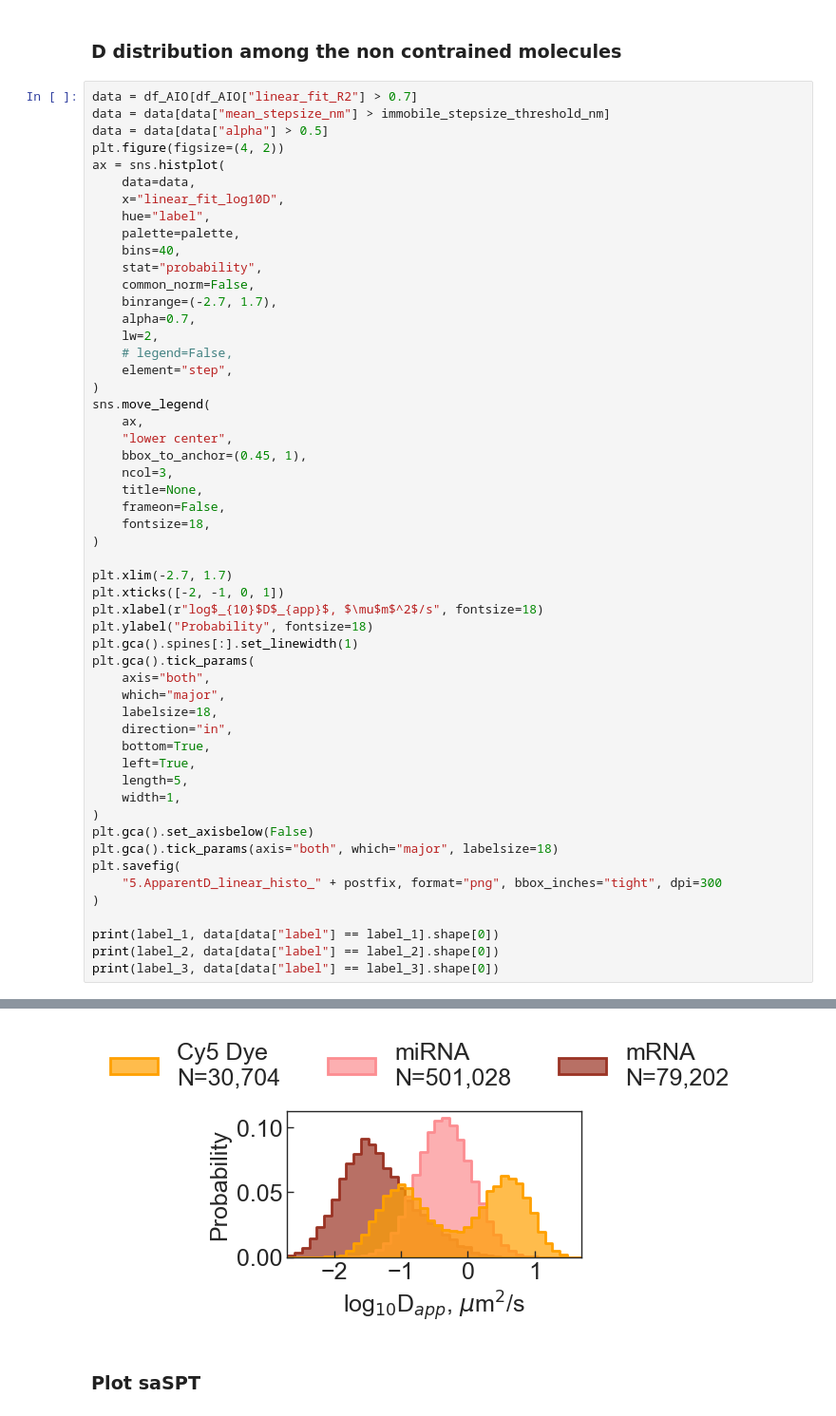
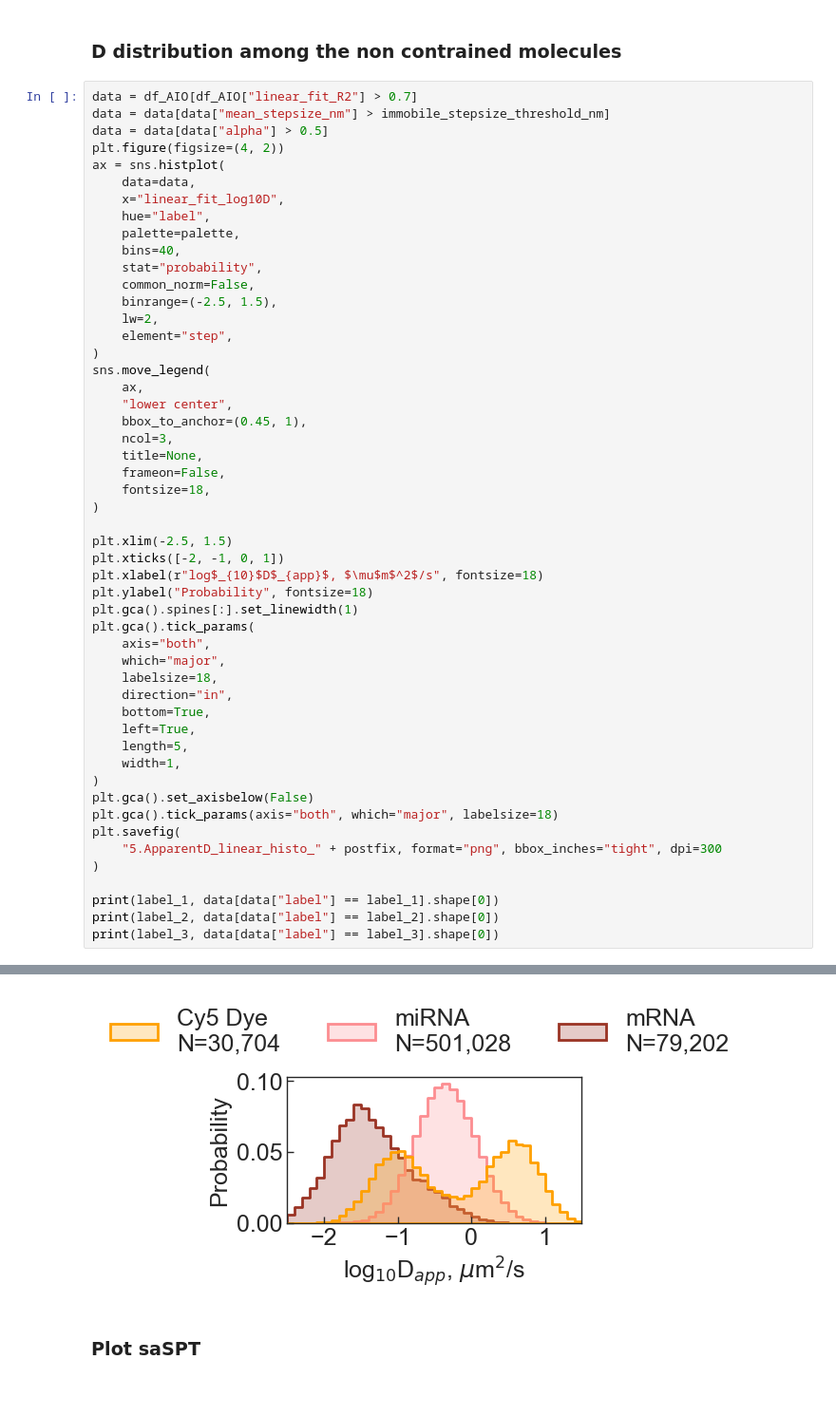
Before and after one commit to walterlab-um/intra_condensate_SPT, a Jupyter notebook: plot_paper_figure/Fig4_Cy5_vs_miR_vs_mRNA_in_condensate.ipynb, the cells around one changed output, grey strips where cells are left out. Shown at 95% size. Cells and saved outputs as stored; diff of their text form.

```diff
--- a/plot_paper_figure/Fig4_Cy5_vs_miR_vs_mRNA_in_condensate.ipynb
+++ b/plot_paper_figure/Fig4_Cy5_vs_miR_vs_mRNA_in_condensate.ipynb
@@ -313,10 +313,8 @@ ax = sns.histplot(
     bins=40,
     stat="probability",
     common_norm=False,
-    binrange=(-2.7, 1.7),
-    alpha=0.7,
+    binrange=(-2.5, 1.5),
     lw=2,
-    # legend=False,
     element="step",
 )
 sns.move_legend(
@@ -329,38 +327,38 @@ sns.move_legend(
     fontsize=18,
 )
 
-plt.xlim(-2.7, 1.7)
+plt.xlim(-2.5, 1.5)
 plt.xticks([-2, -1, 0, 1])
 plt.xlabel(r"log$_{10}$D$_{app}$, $\mu$m$^2$/s", fontsize=18)
 plt.ylabel("Probability", fontsize=18)
 plt.gca().spines[:].set_linewidth(1)
 plt.gca().tick_params(
     axis="both",
     which="major",
     labelsize=18,
     direction="in",
     bottom=True,
     left=True,
     length=5,
     width=1,
 )
 plt.gca().set_axisbelow(False)
 plt.gca().tick_params(axis="both", which="major", labelsize=18)
 plt.savefig(
     "5.ApparentD_linear_histo_" + postfix, format="png", bbox_inches="tight", dpi=300
 )
 
 print(label_1, data[data["label"] == label_1].shape[0])
 print(label_2, data[data["label"] == label_2].shape[0])
 print(label_3, data[data["label"] == label_3].shape[0])
 # %% [output]
 Cy5 Dye
 N=30,704 17810
 miRNA
 N=501,028 310008
 mRNA
 N=79,202 14571
-[figure, old version]
+[figure, new version]
 # %% [markdown]
 ### Plot saSPT
 # %%
```
Also changed, not shown: 2 other files.
